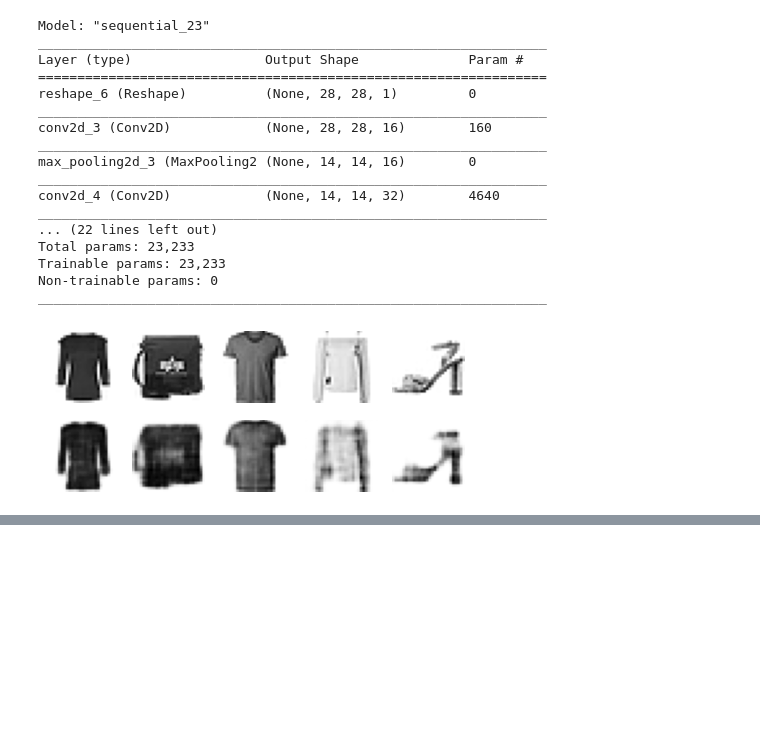
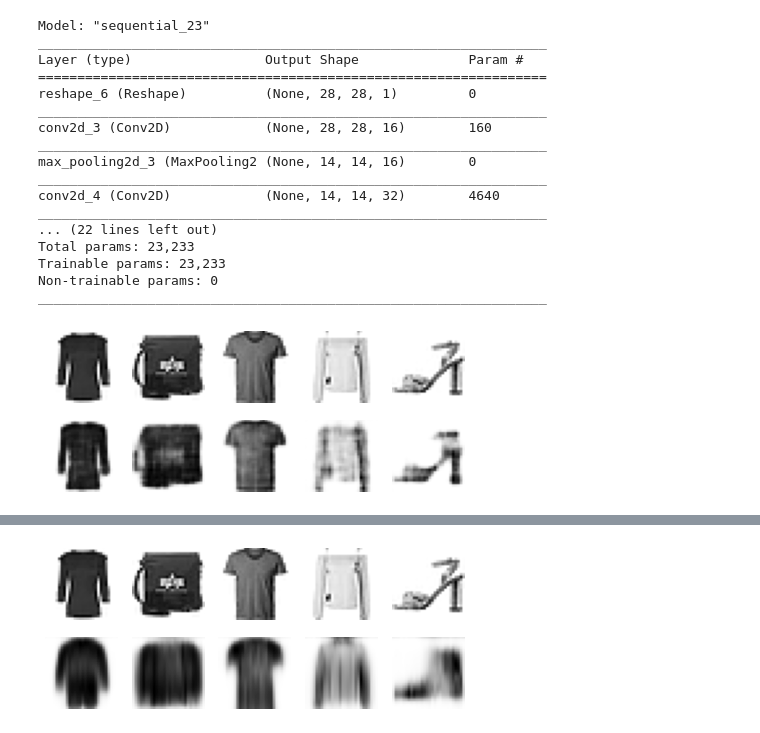
Before and after one commit to sankalptambe/autoencoders-and-gans, a Jupyter notebook: autoencoders_and_gans.ipynb, the cells around one changed output, grey strips where cells are left out. Drawn from its saved outputs; the diff is of its cells as text; code cells hidden in the pictures; blank space fills up the shorter version.

```diff
--- a/autoencoders_and_gans.ipynb
+++ b/autoencoders_and_gans.ipynb
@@ -374,0 +378,22 @@ plt.show()
+# %%
+np.random.seed(42)
+tf.random.set_seed(42)
+
+recurrent_encoder = keras.models.Sequential([
+    keras.layers.LSTM(100, return_sequences=True, input_shape=[None, 28]),
+    keras.layers.LSTM(30)
+])
+
+recurrent_decoder = keras.models.Sequential([
+     # RepeatVector ensures that its input vector gets fed to the decoder at each time step
+    keras.layers.RepeatVector(28, input_shape=[30]),
+    keras.layers.LSTM(100, return_sequences=True),
+    keras.layers.TimeDistributed(keras.layers.Dense(28, activation='sigmoid'))
+])
+
+recurrent_ae = keras.models.Sequential([recurrent_encoder, recurrent_decoder])
+# %%
+recurrent_ae.compile(loss="binary_crossentropy", optimizer=keras.optimizers.SGD(0.1),
+                     metrics=[rounded_accuracy])
+
+history = recurrent_ae.fit(X_train, X_train, epochs=10, validation_data=(X_valid, X_valid))
@@ -374,0 +421,5 @@ plt.show()
+# %%
+show_reconstructions(recurrent_ae)
+plt.show()
+# %% [output]
+[figure, added]
```
Also changed, not shown: parts of 6 cells of this notebook.
